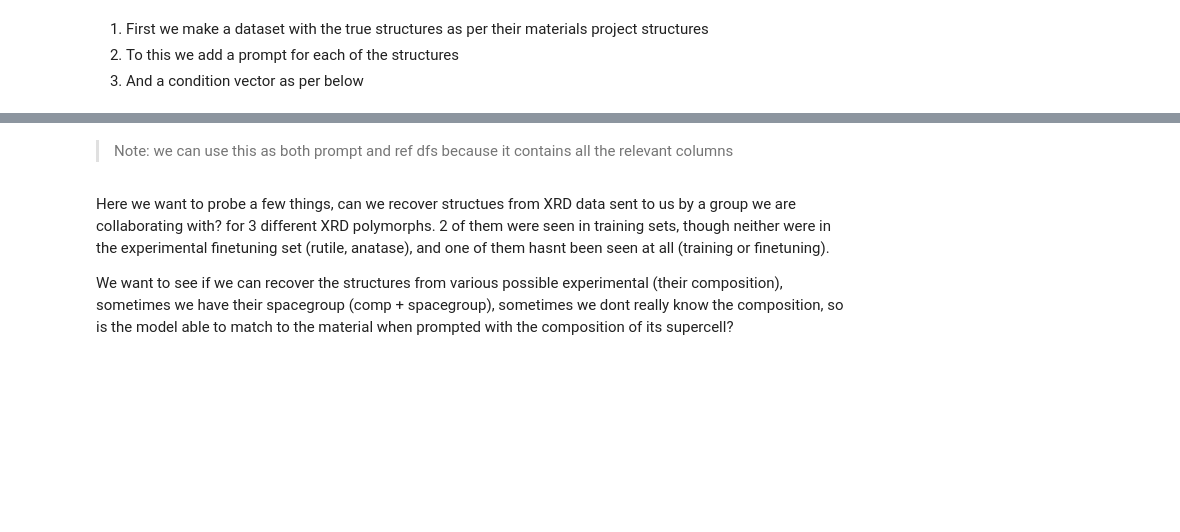
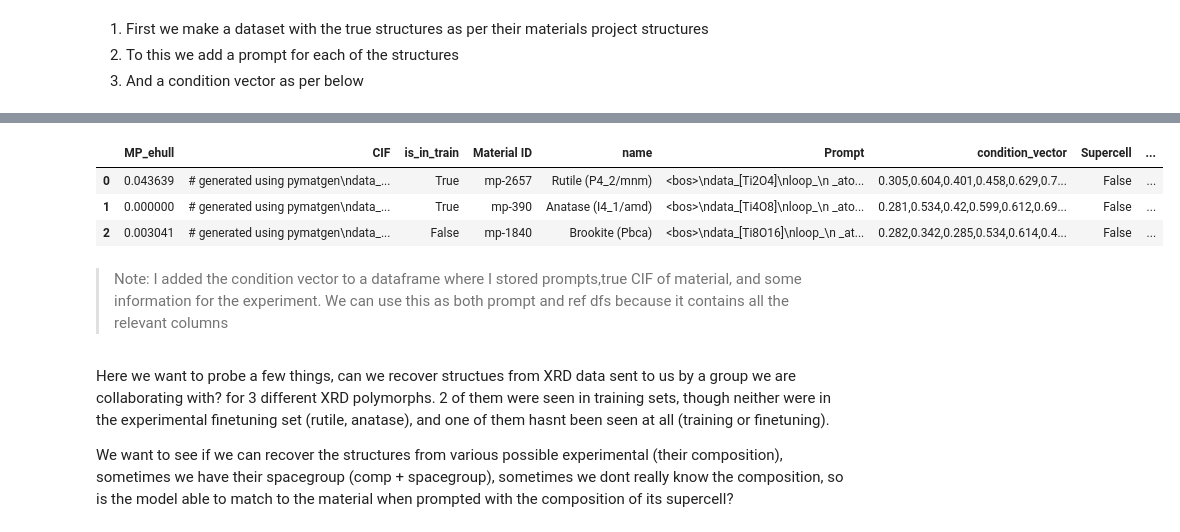
Before and after one commit to C-Bone-UCL/CrystaLLM-pi, a Jupyter notebook: notebooks/X_XRD_COD.ipynb, the cells around one changed output, grey strips where cells are left out. Cells and saved outputs as stored; diff of their text form; code cells hidden in the pictures; blank space fills up the shorter version.

```diff
--- a/notebooks/X_XRD_COD.ipynb
+++ b/notebooks/X_XRD_COD.ipynb
@@ -335,5 +409,16 @@ Theta scaled to [0,1] (0 to 90), Intensity scaled to [0,1] (relative to max in p
+# %%
+import pandas as pd
+df_path = '_artifacts/cod-xrd/amil/amil-TiO2-nosc-nosg_ref_prompts.parquet'
+
+df = pd.read_parquet(df_path)
+df
+# %% [output]
+|  | MP_ehull | CIF | is_in_train | Material ID | name | Prompt | condition_vector | Supercell | ... |
+| 0 | 0.043639 | # generated using pymatgen\ndata_... | True | mp-2657 | Rutile (P4_2/mnm) | <bos>\ndata_[Ti2O4]\nloop_\n _ato... | 0.305,0.604,0.401,0.458,0.629,0.7... | False | ... |
+| 1 | 0.000000 | # generated using pymatgen\ndata_... | True | mp-390 | Anatase (I4_1/amd) | <bos>\ndata_[Ti4O8]\nloop_\n _ato... | 0.281,0.534,0.42,0.599,0.612,0.69... | False | ... |
+| 2 | 0.003041 | # generated using pymatgen\ndata_... | False | mp-1840 | Brookite (Pbca) | <bos>\ndata_[Ti8O16]\nloop_\n _at... | 0.282,0.342,0.285,0.534,0.614,0.4... | False | ... |
 # %% [markdown]
-> Note: we can use this as both prompt and ref dfs because it contains all the relevant columns
+> Note: I added the condition vector to a dataframe where I stored prompts,true CIF of material, and some information for the experiment. We can use this as both prompt and ref dfs because it contains all the relevant columns
 # %% [markdown]
 Here we want to probe a few things, can we recover structues from XRD data sent to us by a group we are collaborating with? for 3 different XRD polymorphs. 2 of them were seen in training sets, though neither were in the experimental finetuning set (rutile, anatase), and one of them hasnt been seen at all (training or finetuning).
 
```
Also changed, not shown: parts of 7 cells of this notebook, 10 other files.
